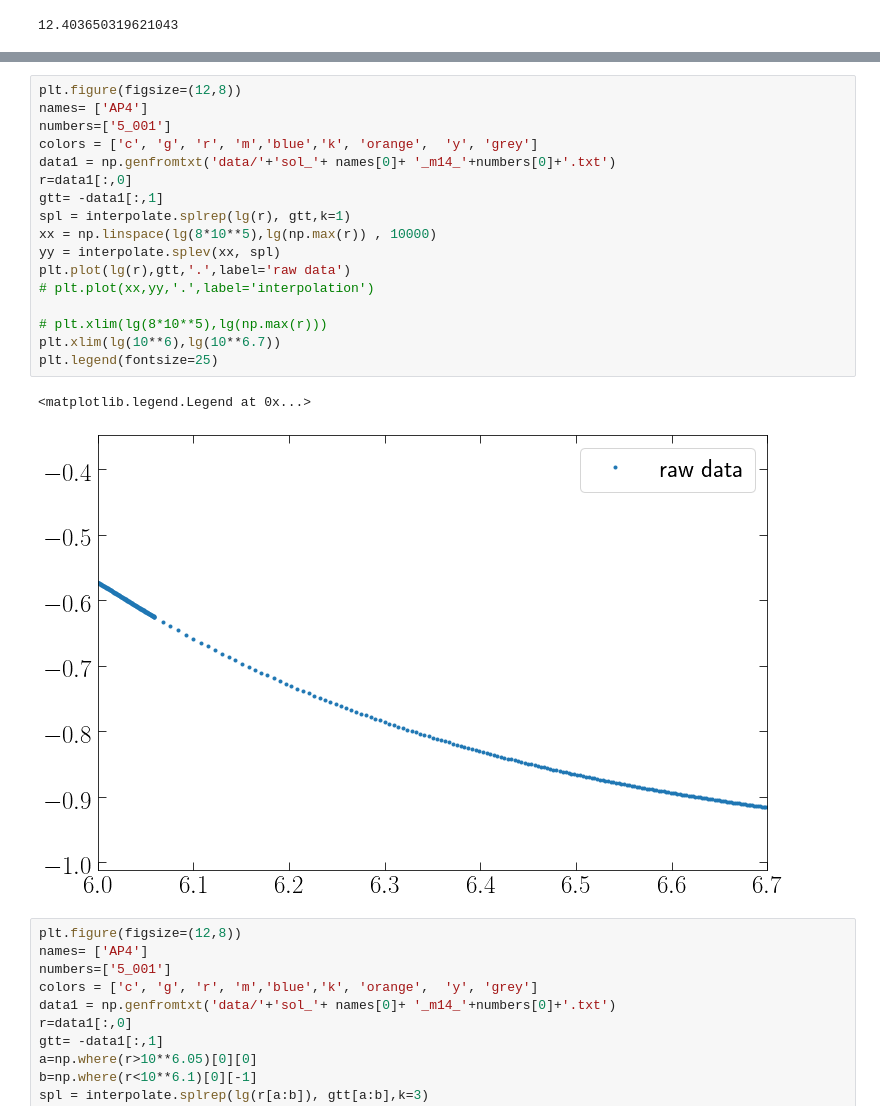
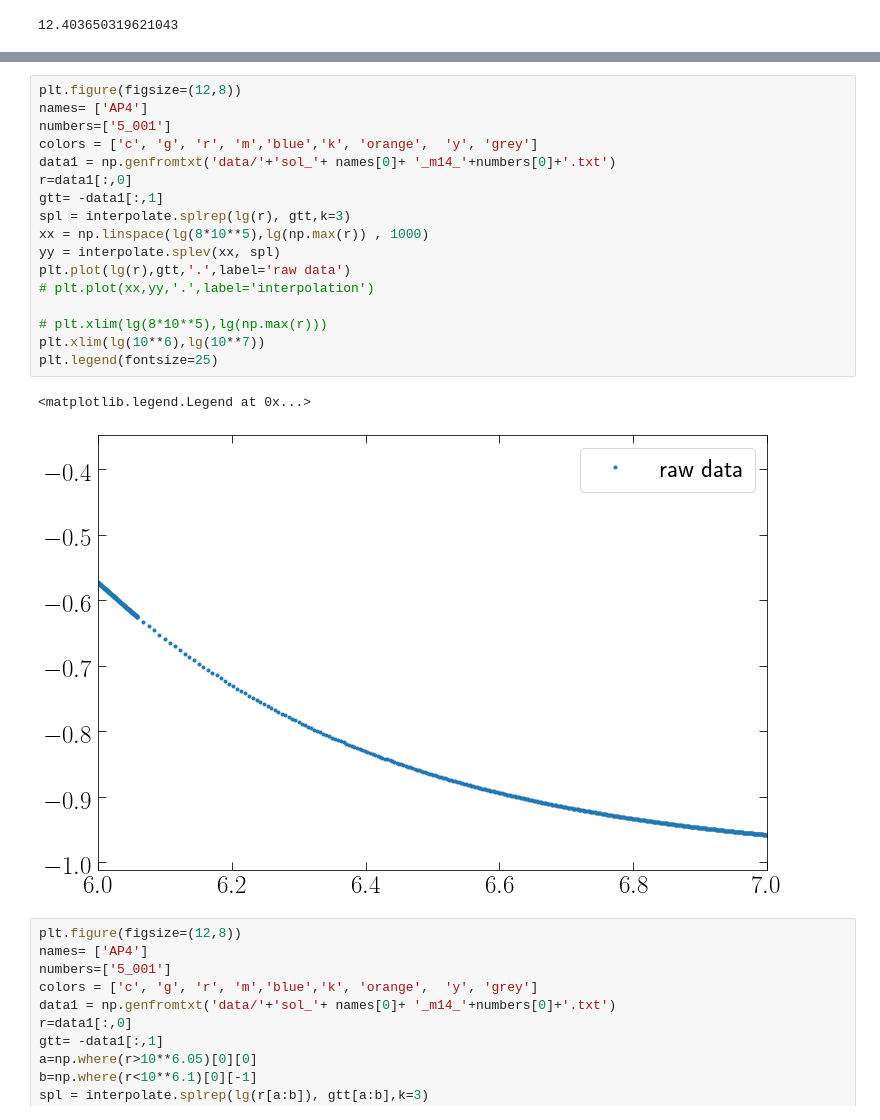
Before and after one commit to GravYong/scalarized_ns, a Jupyter notebook: geodesic_and_ISCO.ipynb, the cells around one changed output, grey strips where cells are left out. Cells and saved outputs as stored; diff of their text form.

```diff
--- a/geodesic_and_ISCO.ipynb
+++ b/geodesic_and_ISCO.ipynb
@@ -107,23 +111,23 @@ plt.ylim(-10**-13,10**-13)
 # %%
 plt.figure(figsize=(12,8))
 names= ['AP4']
 numbers=['5_001']
 colors = ['c', 'g', 'r', 'm','blue','k', 'orange',  'y', 'grey']
 data1 = np.genfromtxt('data/'+'sol_'+ names[0]+ '_m14_'+numbers[0]+'.txt')
 r=data1[:,0]
 gtt= -data1[:,1]
-spl = interpolate.splrep(lg(r), gtt,k=1)
-xx = np.linspace(lg(8*10**5),lg(np.max(r)) , 10000)
+spl = interpolate.splrep(lg(r), gtt,k=3)
+xx = np.linspace(lg(8*10**5),lg(np.max(r)) , 1000)
 yy = interpolate.splev(xx, spl)
 plt.plot(lg(r),gtt,'.',label='raw data')
 # plt.plot(xx,yy,'.',label='interpolation')
 
 # plt.xlim(lg(8*10**5),lg(np.max(r)))
-plt.xlim(lg(10**6),lg(10**6.7))
+plt.xlim(lg(10**6),lg(10**7))
 plt.legend(fontsize=25)
 # %% [output]
 <matplotlib.legend.Legend at 0x...>
-[figure, old version]
+[figure, new version]
 # %%
 plt.figure(figsize=(12,8))
 names= ['AP4']
```
Also changed, not shown: parts of 3 cells of this notebook, 6 other files.
